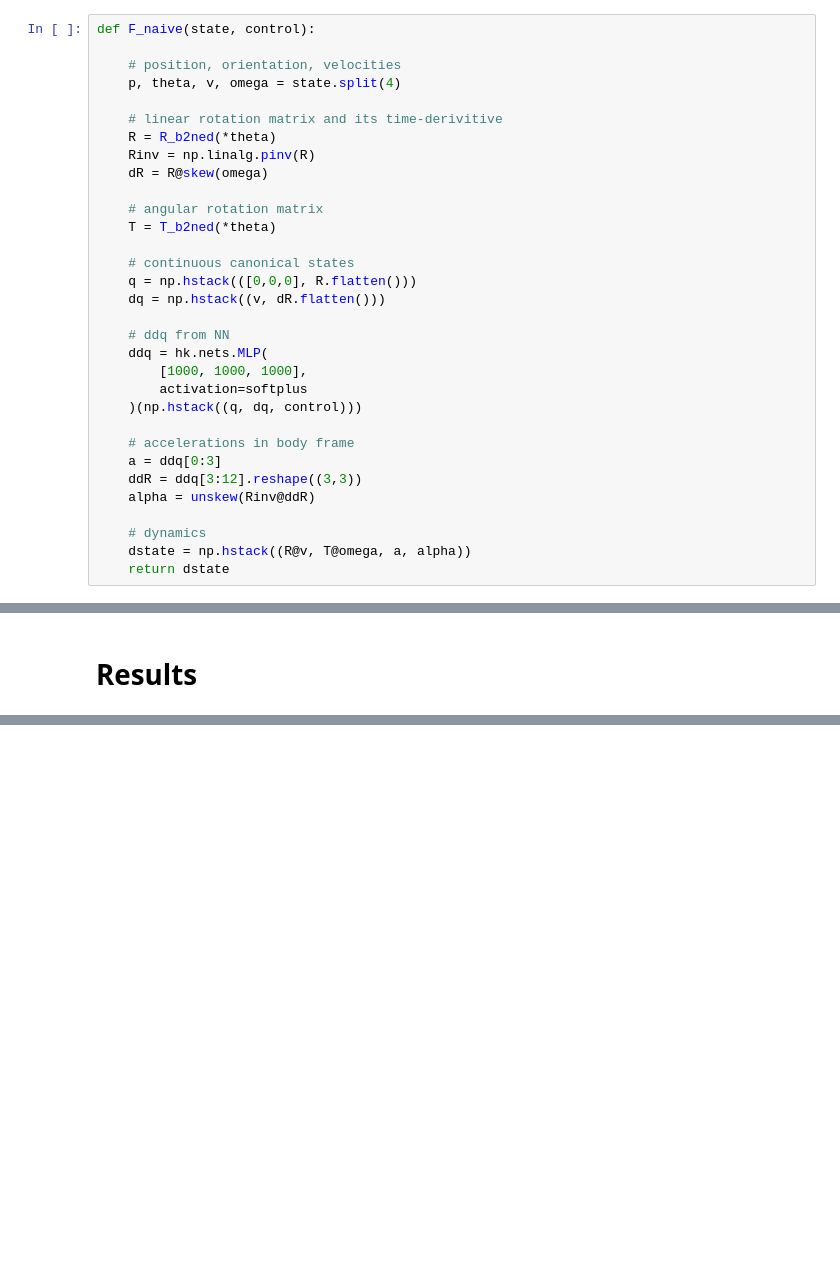
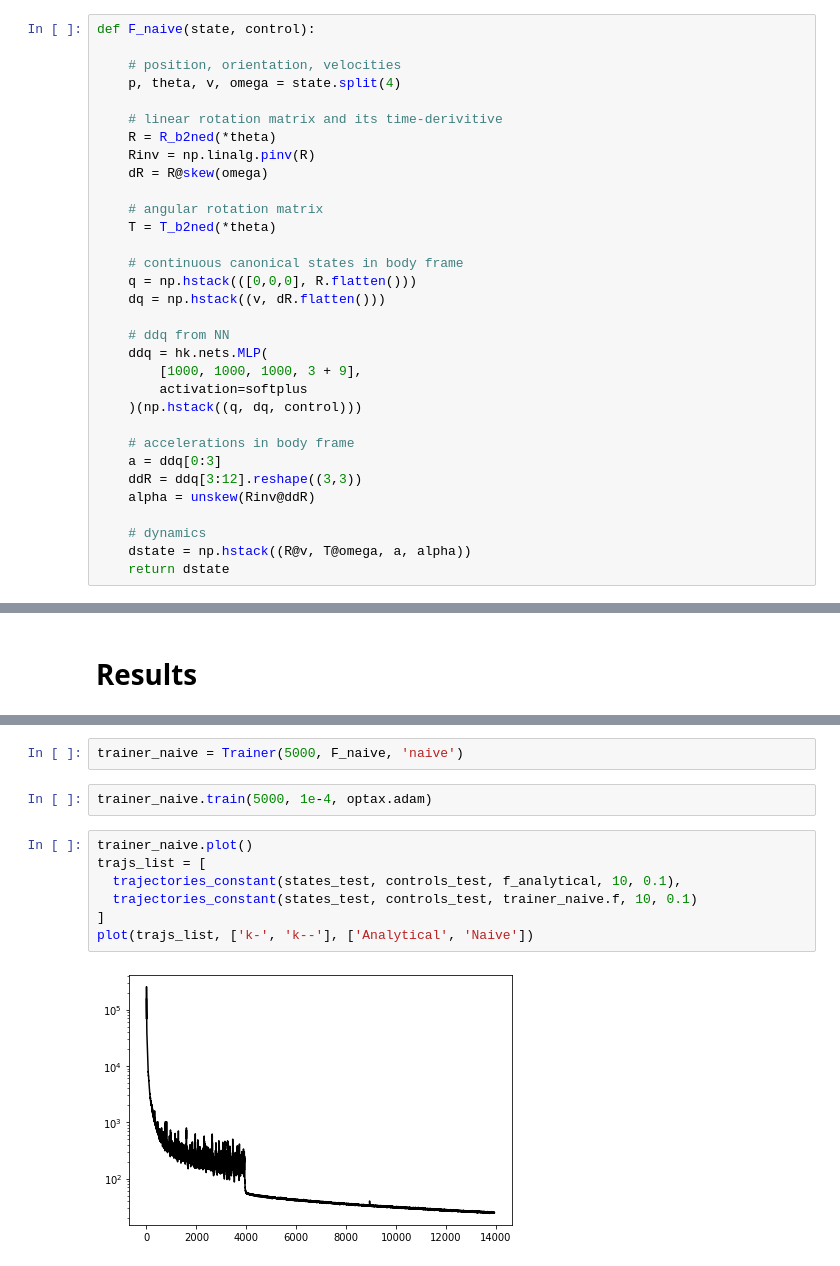
Before and after one commit to cisprague/bts-2021, a Jupyter notebook: bts-2021.ipynb, the cells around one changed output, grey strips where cells are left out. Cells and saved outputs as stored; diff of their text form; blank space fills up the shorter version.

```diff
--- a/bts-2021.ipynb
+++ b/bts-2021.ipynb
@@ -334,13 +461,13 @@ def F_naive(state, control):
     # angular rotation matrix
     T = T_b2ned(*theta)
 
-    # continuous canonical states
+    # continuous canonical states in body frame
     q = np.hstack(([0,0,0], R.flatten()))
     dq = np.hstack((v, dR.flatten()))
 
     # ddq from NN
     ddq = hk.nets.MLP(
-        [1000, 1000, 1000],
+        [1000, 1000, 1000, 3 + 9],
         activation=softplus
     )(np.hstack((q, dq, control)))
 
@@ -661,0 +752,13 @@ plot(trajs_list, ['k-', 'k--'], ['Analytical', 'Naive'])
+# %%
+trainer_naive = Trainer(5000, F_naive, 'naive')
+# %%
+trainer_naive.train(5000, 1e-4, optax.adam)
+# %%
+trainer_naive.plot()
+trajs_list = [
+  trajectories_constant(states_test, controls_test, f_analytical, 10, 0.1),
+  trajectories_constant(states_test, controls_test, trainer_naive.f, 10, 0.1)
+]
+plot(trajs_list, ['k-', 'k--'], ['Analytical', 'Naive'])
+# %% [output]
+[figure, added]
```
Also changed, not shown: parts of 51 cells of this notebook.
